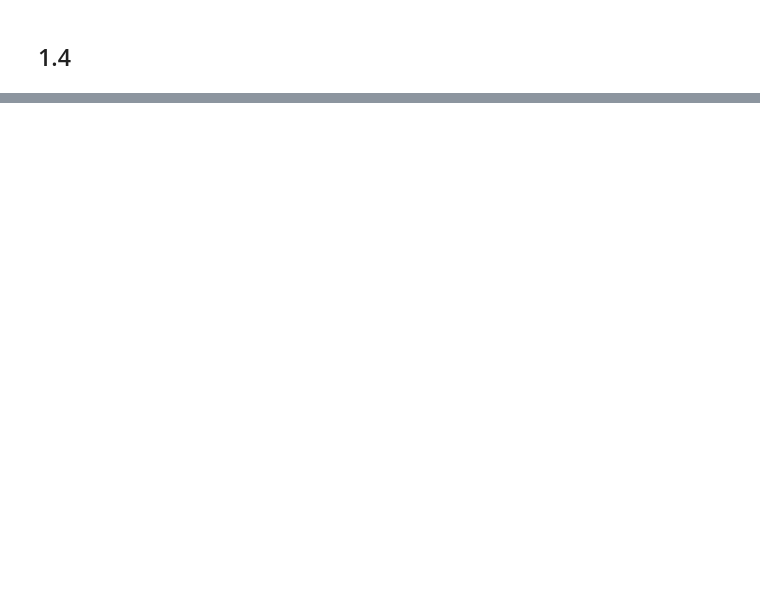
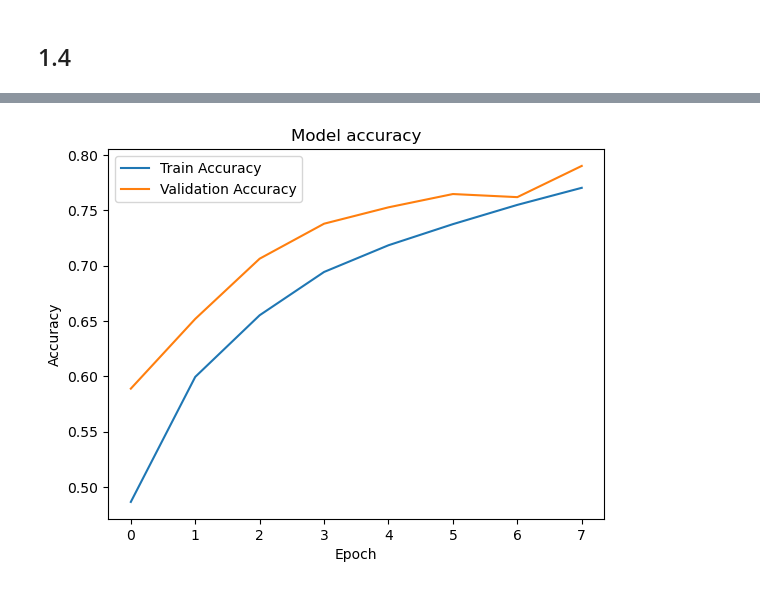
Before and after one commit to pyramidheadshark/AI-MIREA-Sem1p, a Jupyter notebook: Practice_7/main.ipynb, the cells around one changed output, grey strips where cells are left out. Saved outputs shown, nothing was run; the diff lists cells and outputs as text; code cells hidden in the pictures; blank space fills up the shorter version.

```diff
--- a/Practice_7/main.ipynb
+++ b/Practice_7/main.ipynb
@@ -323,9 +443,11 @@ model.compile(
+# %%
+model.compile(optimizer='adam',
+              loss='categorical_crossentropy',
+              metrics=['accuracy'])
+# %%
+early_stopping = keras.callbacks.EarlyStopping(monitor='val_loss',
+                                               patience=5,
+                                               restore_best_weights=True)
 # %%
-history = model.fit(
-    X_train, Y_train,
-    batch_size=batch_size,
-    epochs=nb_epoch,
-    validation_split=0.1,
-    shuffle=True,
-    verbose=2
-)
+history = model.fit(X_train, Y_train, batch_size=64, epochs=8,
+                    validation_split=0.1, callbacks=[early_stopping])
@@ -334,0 +480,23 @@ scores
+# %%
+history_df = pd.DataFrame(history.history)
+# %%
+sns.lineplot(data=history_df,
+             x=history_df.index,
+             y='accuracy',
+             label="Train Accuracy")
+
+sns.lineplot(data=history_df,
+             x=history_df.index,
+             y='val_accuracy',
+             label="Validation Accuracy")
+
+plt.title('Model accuracy')
+
+plt.ylabel('Accuracy')
+plt.xlabel('Epoch')
+
+plt.legend()
+
+plt.show()
+# %% [output]
+[figure, added]
```
Also changed, not shown: parts of 55 cells of this notebook, 2 other files.
